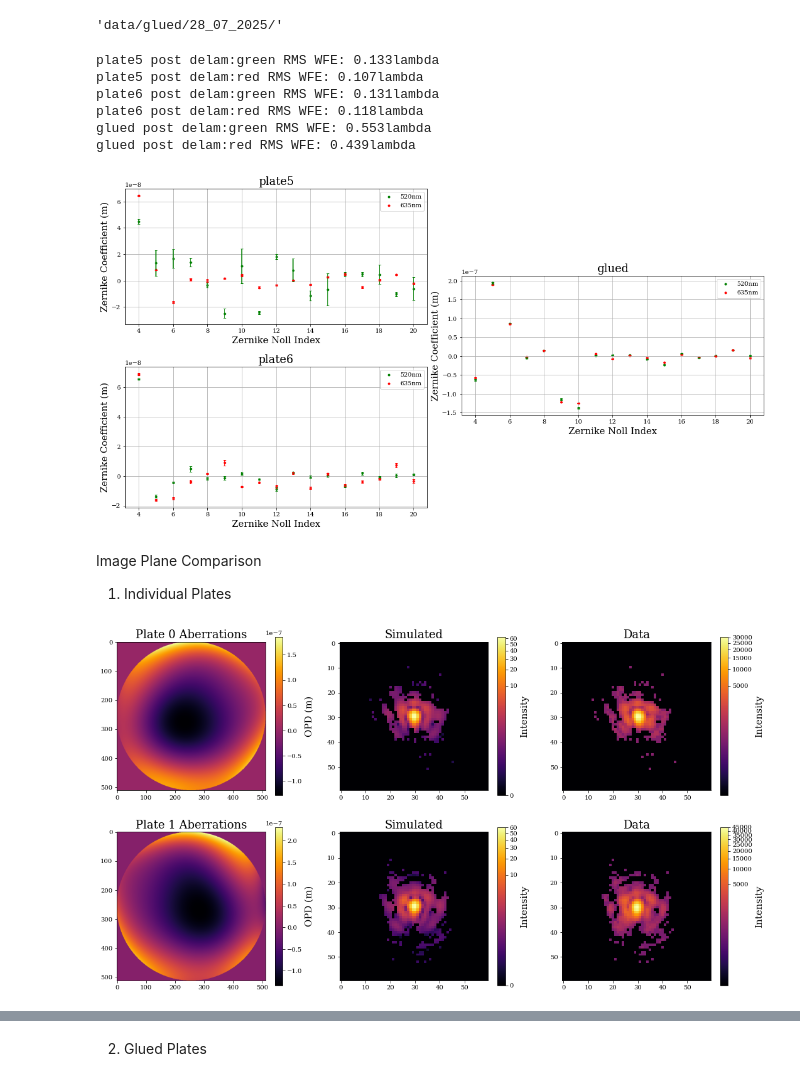
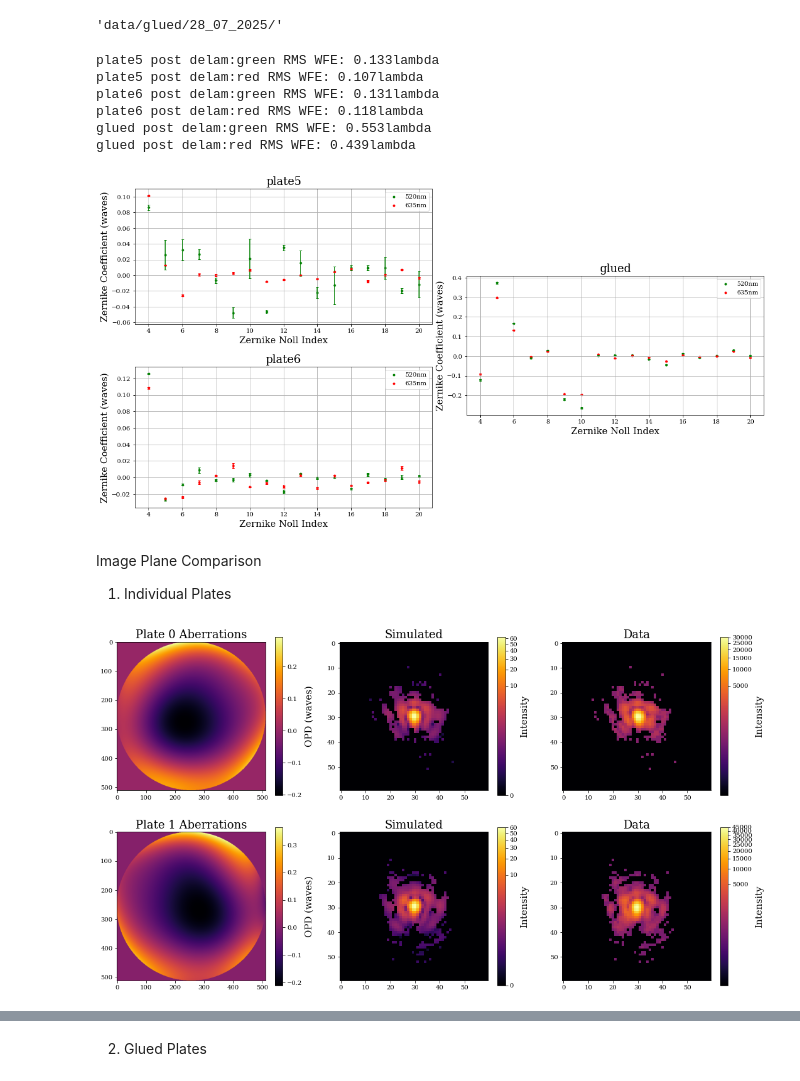
Before and after one commit to TolimanSpace/toliman_dp_design_testing, a Jupyter notebook: Gluing_Characterisation_4_25.ipynb, the cells around one changed output, grey strips where cells are left out. Saved outputs shown, nothing was run; the diff lists cells and outputs as text; code cells hidden in the pictures.

```diff
--- a/Gluing_Characterisation_4_25.ipynb
+++ b/Gluing_Characterisation_4_25.ipynb
@@ -1467,37 +1467,37 @@ for i, alpha in enumerate(axes_labels):
     for j,coeffs in enumerate([mean_green, mean_red]):
         if 'red' in labels[j]:
             wl = red_laser_wl
             colour = 'r'
         elif 'green' in labels[j]:
             wl = green_laser_wl
             colour = 'g'
         else:
             ValueError("Unknown Wavelength")
 
-        axes[alpha].scatter(zernike_indicies, coeffs, label=str(round(wl*1e9))+"nm", c=colour,marker='.')
-        axes[alpha].errorbar(zernike_indicies, coeffs, yerr=stdevs[j],ecolor=colour, capsize=2,linestyle='')
+        axes[alpha].scatter(zernike_indicies, coeffs/wl, label=str(round(wl*1e9))+"nm", c=colour,marker='.')
+        axes[alpha].errorbar(zernike_indicies, coeffs/wl, yerr=stdevs[j]/wl,ecolor=colour, capsize=2,linestyle='')
 
         RMS_wf_err = ((coeffs**2).sum())**0.5
 
         print("{}{}:{} RMS WFE: {:.3f}lambda".format(plate_name[i], lab[k],labels[j], RMS_wf_err/wl))
         wf_errs.append(RMS_wf_err/wl)
 
     axes[alpha].grid()
     axes[alpha].set_xlabel("Zernike Noll Index")
-    axes[alpha].set_ylabel("Zernike Coefficient (m)")
+    axes[alpha].set_ylabel("Zernike Coefficient (waves)")
     axes[alpha].set_title(plate_name[i])
     axes[alpha].legend()
 
 
         # print("Mean RMS WFE: {:.3f}lambda".format(np.mean(wf_errs)))
 # %% [output]
 plate5 post delam:green RMS WFE: 0.133lambda
 plate5 post delam:red RMS WFE: 0.107lambda
 plate6 post delam:green RMS WFE: 0.131lambda
 plate6 post delam:red RMS WFE: 0.118lambda
 glued post delam:green RMS WFE: 0.553lambda
 glued post delam:red RMS WFE: 0.439lambda
-[figure, old version]
+[figure, new version]
 # %% [markdown]
 Image Plane Comparison
 
@@ -1538,9 +1538,9 @@ for i, dir in enumerate(coeffs_dir):
     real_img_mask = real_img_mask.at[real_img == 255].set(0)
 
     plt.subplot(2,3,subplt_it)
-    plt.imshow(opd_basis)
+    plt.imshow(opd_basis/red_laser_wl)
     plt.title("Plate {} Aberrations".format(i))
-    plt.colorbar(label="OPD (m)")
+    plt.colorbar(label="OPD (waves)")
     subplt_it += 1
     plt.subplot(2,3,subplt_it)
     psf = instrument_sp180.model()
@@ -1555,7 +1555,7 @@ for i, dir in enumerate(coeffs_dir):
     plt.title("Data")
     subplt_it += 1
 # %% [output]
-[figure, old version]
+[figure, new version]
 # %%
 # Expected PSF from two aberrated plates
 plate_rot = 0 # (deg)
```
Also changed, not shown: parts of 2 cells of this notebook, 1 other file.
